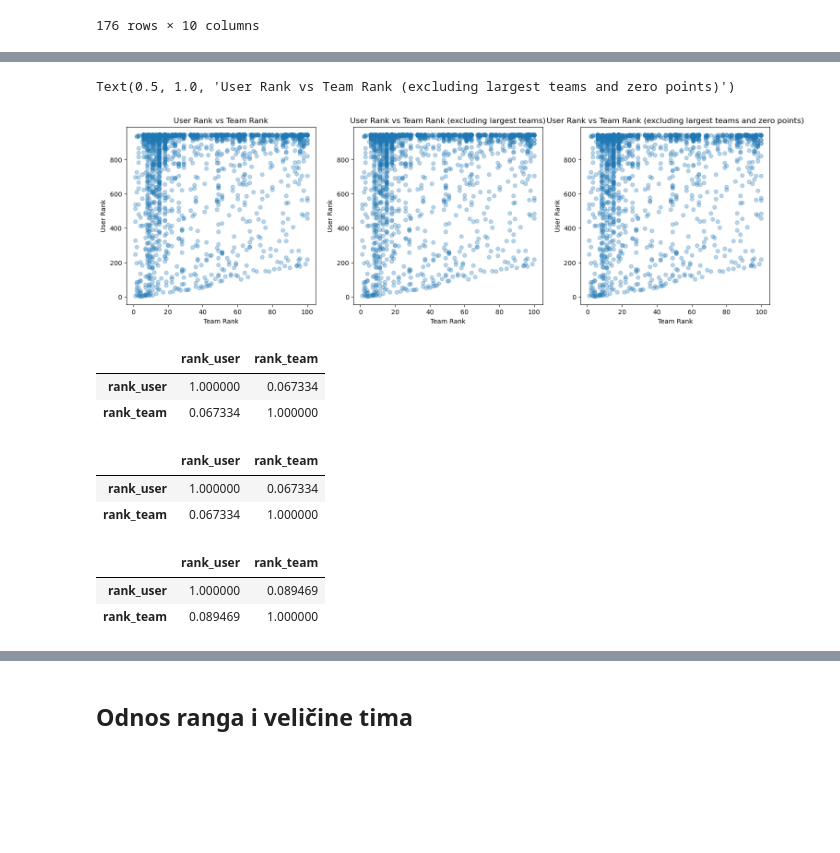
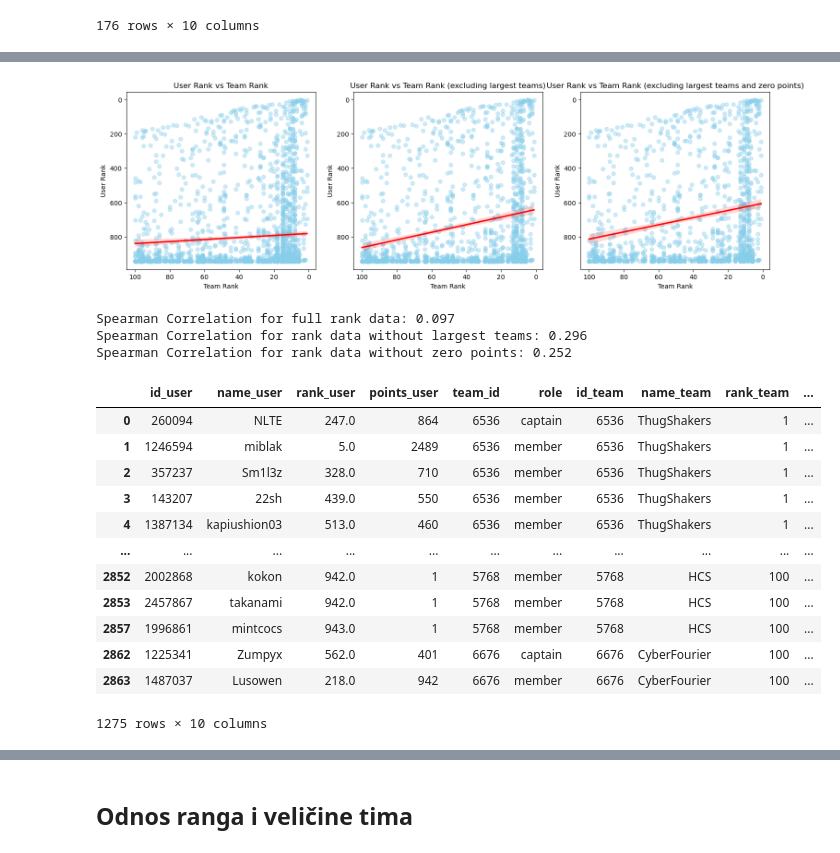
Before and after one commit to dfili/DIPRAD, a Jupyter notebook: HTB/htb_analiza.ipynb, the cells around one changed output, grey strips where cells are left out. Saved outputs shown, nothing was run; the diff lists cells and outputs as text; code cells hidden in the pictures; blank space fills up the shorter version.

```diff
--- a/HTB/htb_analiza.ipynb
+++ b/HTB/htb_analiza.ipynb
@@ -383,5 +378,8 @@ rank_statistics[(rank_statistics["rank_user"] == 943) & (rank_statistics["points
 # %%
 rank_statistics.loc[rank_statistics["rank_user"] == 'unranked', "rank_user"] = np.nan
+# %%
+rank_statistics["rank_team"] = pd.to_numeric(rank_statistics["rank_team"])
+rank_statistics["rank_user"] = pd.to_numeric(rank_statistics["rank_user"])
 # %%
 rank_statistics["rank_user"]
 # %% [output]
@@ -400,47 +418,67 @@ Name: rank_user, Length: 2865, dtype: object
 # %%
 fig, axes = plt.subplots(1, 3, figsize=(18, 5))
 
-axes[0].scatter(rank_statistics["rank_team"], rank_statistics["rank_user"], alpha=0.3)
+sns.regplot(x=rank_statistics["rank_team"], y=rank_statistics["rank_user"], ax=axes[0],
+            scatter=True, scatter_kws={"color":"skyblue", "alpha":0.4},
+            line_kws={"color":"red"})
 axes[0].set_xlabel("Team Rank")
 axes[0].set_ylabel("User Rank")
 axes[0].set_title("User Rank vs Team Rank")
+axes[0].invert_yaxis()
+axes[0].invert_xaxis()
 
 # largest teams:
 # 6462    126
 # 2102    369
 # 6003    758
 rank_statistics_no_outliers = rank_statistics[~rank_statistics["id_team"].isin([6003, 2102, 6462])]
-axes[1].scatter(rank_statistics_no_outliers["rank_team"], rank_statistics_no_outliers["rank_user"], alpha=0.3)
+sns.regplot(x=rank_statistics_no_outliers["rank_team"], y=rank_statistics_no_outliers["rank_user"], ax=axes[1],
+            scatter=True, scatter_kws={"color":"skyblue", "alpha":0.4},
+            line_kws={"color":"red"})
 axes[1].set_xlabel("Team Rank")
 axes[1].set_ylabel("User Rank")
 axes[1].set_title("User Rank vs Team Rank (excluding largest teams)")
+axes[1].invert_yaxis()
+axes[1].invert_xaxis()
 
-rank_statistics_no_0_points = rank_statistics[rank_statistics["points_user"] > 0]
-axes[2].scatter(rank_statistics_no_0_points["rank_team"], rank_statistics_no_0_points["rank_user"], alpha=0.3)
+
+rank_statistics_no_0_points = rank_statistics_no_outliers[rank_statistics_no_outliers["points_user"] > 0]
+sns.regplot(x=rank_statistics_no_0_points["rank_team"], y=rank_statistics_no_0_points["rank_user"], ax=axes[2],
+            scatter=True, scatter_kws={"alpha":0.4, "color":"skyblue"},
+            line_kws={"color":"red"})
 axes[2].set_xlabel("Team Rank")
 axes[2].set_ylabel("User Rank")
 axes[2].set_title("User Rank vs Team Rank (excluding largest teams and zero points)")
+axes[2].invert_yaxis()
+axes[2].invert_xaxis()
 # %% [output]
-Text(0.5, 1.0, 'User Rank vs Team Rank (excluding largest teams and zero points)')
-[figure, old version]
+[figure, new version]
-# %%
-rank_correlation = rank_statistics[["rank_user", "rank_team"]].corr()
-rank_correlation
-# %% [output]
-|  | rank_user | rank_team |
-| rank_user | 1.000000 | 0.067334 |
-| rank_team | 0.067334 | 1.000000 |
-# %%
-rank_correlation_no_outliers = rank_statistics_no_outliers[["rank_user", "rank_team"]].corr()
-rank_correlation_no_outliers
-# %% [output]
-|  | rank_user | rank_team |
-| rank_user | 1.000000 | 0.067334 |
-| rank_team | 0.067334 | 1.000000 |
-# %%
-rank_correlation_no_0_points = rank_statistics_no_outliers[rank_statistics_no_outliers["points_user"] > 0][["rank_user", "rank_team"]].corr()
-rank_correlation_no_0_points
-# %% [output]
-|  | rank_user | rank_team |
-| rank_user | 1.000000 | 0.089469 |
-| rank_team | 0.089469 | 1.000000 |
+# %%
+corr = rank_statistics[["rank_user", "rank_team"]].corr(numeric_only=True, method='spearman')
+print(f'Spearman Correlation for full rank data: {corr["rank_team"]["rank_user"]:.3f}')
+
+corr2 = rank_statistics_no_outliers[["rank_user", "rank_team"]].corr(numeric_only=True, method='spearman')
+print(f'Spearman Correlation for rank data without largest teams: {corr2["rank_team"]["rank_user"]:.3f}')
+
+corr3 = rank_statistics_no_0_points[["rank_user", "rank_team"]].corr(numeric_only=True, method='spearman')
+print(f'Spearman Correlation for rank data without zero points: {corr3["rank_team"]["rank_user"]:.3f}')
+# %% [output]
+Spearman Correlation for full rank data: 0.097
+Spearman Correlation for rank data without largest teams: 0.296
+Spearman Correlation for rank data without zero points: 0.252
+# %%
+rank_statistics_no_0_points
+# %% [output]
+|  | id_user | name_user | rank_user | points_user | team_id | role | id_team | name_team | rank_team | ... |
+| 0 | 260094 | NLTE | 247.0 | 864 | 6536 | captain | 6536 | ThugShakers | 1 | ... |
+| 1 | 1246594 | miblak | 5.0 | 2489 | 6536 | member | 6536 | ThugShakers | 1 | ... |
+| 2 | 357237 | Sm1l3z | 328.0 | 710 | 6536 | member | 6536 | ThugShakers | 1 | ... |
+| 3 | 143207 | 22sh | 439.0 | 550 | 6536 | member | 6536 | ThugShakers | 1 | ... |
+| 4 | 1387134 | kapiushion03 | 513.0 | 460 | 6536 | member | 6536 | ThugShakers | 1 | ... |
+| ... | ... | ... | ... | ... | ... | ... | ... | ... | ... | ... |
+| 2852 | 2002868 | kokon | 942.0 | 1 | 5768 | member | 5768 | HCS | 100 | ... |
+| 2853 | 2457867 | takanami | 942.0 | 1 | 5768 | member | 5768 | HCS | 100 | ... |
+| 2857 | 1996861 | mintcocs | 943.0 | 1 | 5768 | member | 5768 | HCS | 100 | ... |
+| 2862 | 1225341 | Zumpyx | 562.0 | 401 | 6676 | captain | 6676 | CyberFourier | 100 | ... |
+| 2863 | 1487037 | Lusowen | 218.0 | 942 | 6676 | member | 6676 | CyberFourier | 100 | ... |
+1275 rows × 10 columns
```
Also changed, not shown: parts of 8 cells of this notebook, 3 other files.
